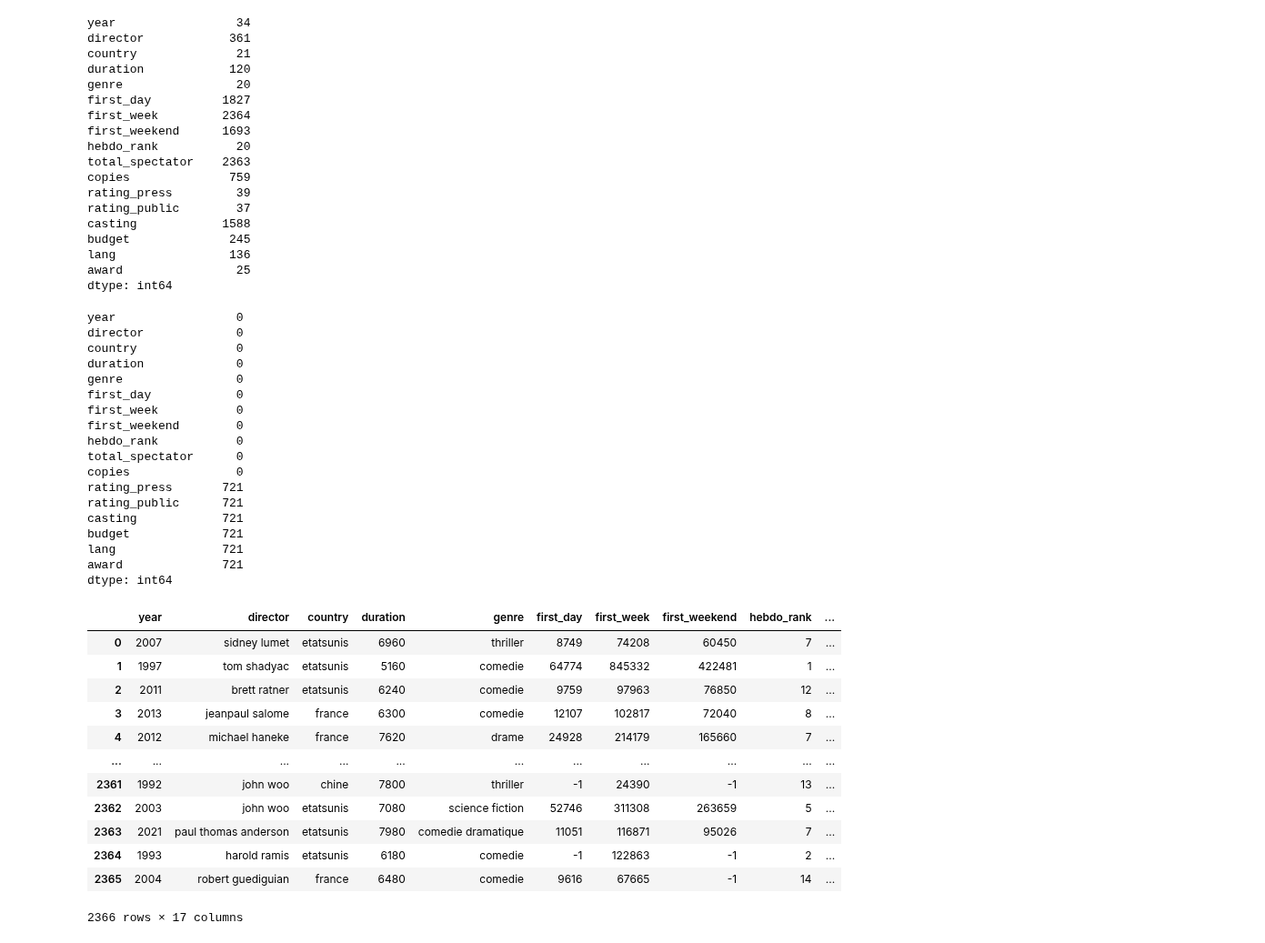
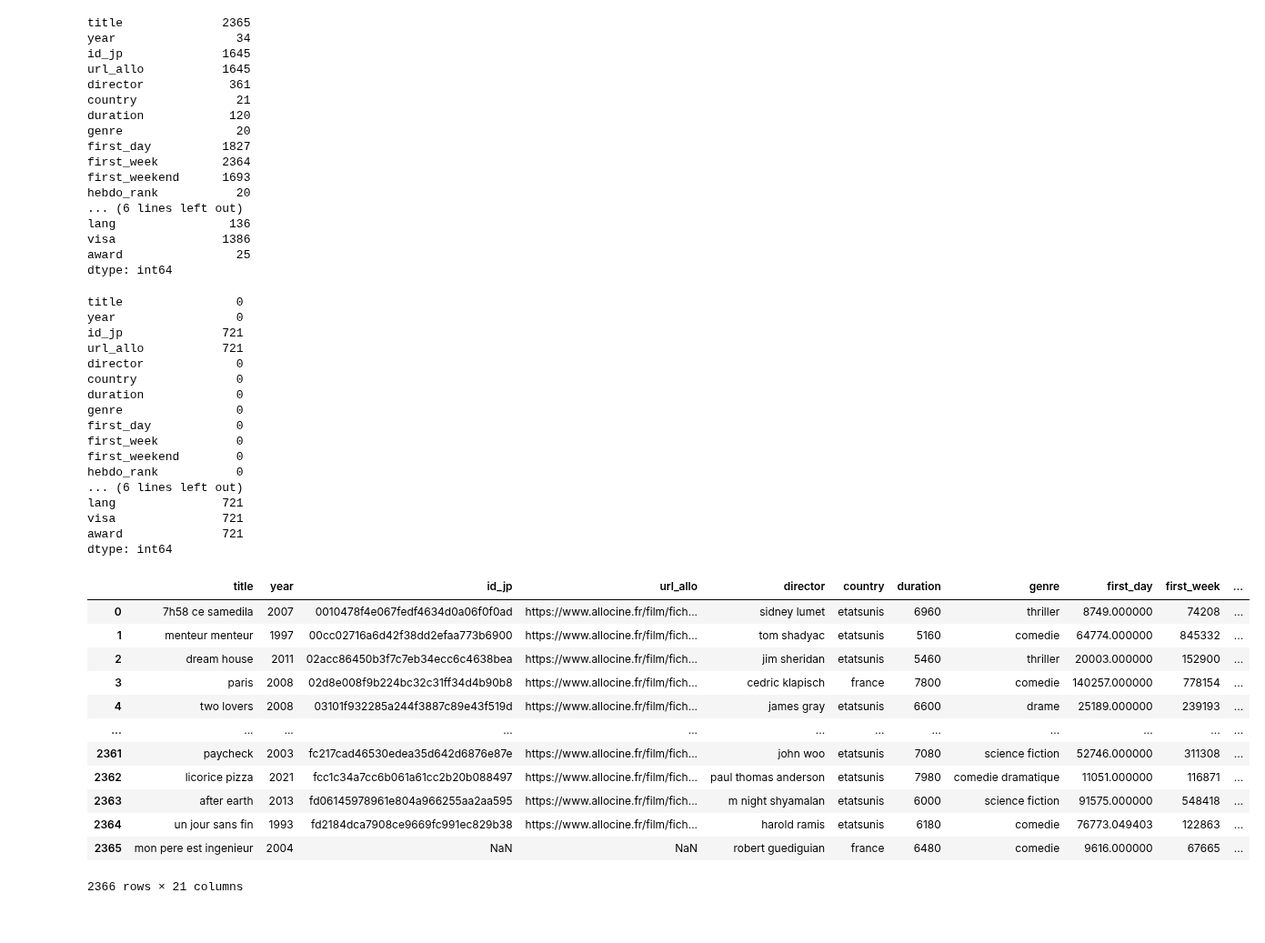
Before and after one commit to AFlo59/Brief_Popularity_Film, a Jupyter notebook: nettoyage/nettoyage.ipynb, the cells around one changed output. Shown at 91% size. Drawn from its saved outputs; the diff is of its cells as text; code cells hidden in the pictures.

```diff
--- a/nettoyage/nettoyage.ipynb
+++ b/nettoyage/nettoyage.ipynb
@@ -4,6 +4,6 @@ import numpy as np
 from sklearn.impute import KNNImputer
 
 
-df = pd.read_csv('../../films_db.csv')
-df.head(50)
+df = pd.read_csv('../../films_db2.csv')
+df.head(10)
 # %% [output]
@@ -27,3 +22,3 @@ df.head(50)
 # %%
-df = df.drop(["title","visa"],axis=1)
-df.head(1)
+# df = df.drop(["title","visa"],axis=1)
+# df.head(15)
@@ -33,7 +25,10 @@ df.head(1)
 # %%
 df.nunique()
 # %% [output]
+title              2365
 year                 34
+id_jp              1645
+url_allo           1645
 director            361
 country              21
 duration            120
@@ -42,19 +37,18 @@ first_day          1827
 first_week         2364
 first_weekend      1693
 hebdo_rank           20
-total_spectator    2363
-copies              759
-rating_press         39
-rating_public        37
-casting            1588
-budget              245
+... (6 lines left out)
 lang                136
+visa               1386
 award                25
 dtype: int64
 # %%
 df.isnull().sum()
 # %% [output]
+title                0
 year                 0
+id_jp              721
+url_allo           721
 director             0
 country              0
 duration             0
@@ -63,12 +57,8 @@ first_day            0
 first_week           0
 first_weekend        0
 hebdo_rank           0
-total_spectator      0
-copies               0
-rating_press       721
-rating_public      721
-casting            721
-budget             721
+... (6 lines left out)
 lang               721
+visa               721
 award              721
 dtype: int64
@@ -75,29 +67,29 @@ dtype: int64
 # %%
-colonnes_numeriques = ['budget']
+colonnes_numeriques = ["first_day","first_weekend",'budget']
 
 df[colonnes_numeriques] = df[colonnes_numeriques].replace(-1, np.nan)
 
 imputer = KNNImputer(n_neighbors=5)
 
 df_imputed = imputer.fit_transform(df[colonnes_numeriques])
 
 df[colonnes_numeriques] = df_imputed
 
 df
 # %% [output]
-|  | year | director | country | duration | genre | first_day | first_week | first_weekend | hebdo_rank | ... |
-| 0 | 2007 | sidney lumet | etatsunis | 6960 | thriller | 8749 | 74208 | 60450 | 7 | ... |
-| 1 | 1997 | tom shadyac | etatsunis | 5160 | comedie | 64774 | 845332 | 422481 | 1 | ... |
-| 2 | 2011 | brett ratner | etatsunis | 6240 | comedie | 9759 | 97963 | 76850 | 12 | ... |
-| 3 | 2013 | jeanpaul salome | france | 6300 | comedie | 12107 | 102817 | 72040 | 8 | ... |
-| 4 | 2012 | michael haneke | france | 7620 | drame | 24928 | 214179 | 165660 | 7 | ... |
-| ... | ... | ... | ... | ... | ... | ... | ... | ... | ... | ... |
-| 2361 | 1992 | john woo | chine | 7800 | thriller | -1 | 24390 | -1 | 13 | ... |
-| 2362 | 2003 | john woo | etatsunis | 7080 | science fiction | 52746 | 311308 | 263659 | 5 | ... |
-| 2363 | 2021 | paul thomas anderson | etatsunis | 7980 | comedie dramatique | 11051 | 116871 | 95026 | 7 | ... |
-| 2364 | 1993 | harold ramis | etatsunis | 6180 | comedie | -1 | 122863 | -1 | 2 | ... |
-| 2365 | 2004 | robert guediguian | france | 6480 | comedie | 9616 | 67665 | -1 | 14 | ... |
+|  | title | year | id_jp | url_allo | director | country | duration | genre | first_day | first_week | ... |
+| 0 | 7h58 ce samedila | 2007 | 0010478f4e067fedf4634d0a06f0f0ad | https://www.allocine.fr/film/fich... | sidney lumet | etatsunis | 6960 | thriller | 8749.000000 | 74208 | ... |
+| 1 | menteur menteur | 1997 | 00cc02716a6d42f38dd2efaa773b6900 | https://www.allocine.fr/film/fich... | tom shadyac | etatsunis | 5160 | comedie | 64774.000000 | 845332 | ... |
+| 2 | dream house | 2011 | 02acc86450b3f7c7eb34ecc6c4638bea | https://www.allocine.fr/film/fich... | jim sheridan | etatsunis | 5460 | thriller | 20003.000000 | 152900 | ... |
+| 3 | paris | 2008 | 02d8e008f9b224bc32c31ff34d4b90b8 | https://www.allocine.fr/film/fich... | cedric klapisch | france | 7800 | comedie | 140257.000000 | 778154 | ... |
+| 4 | two lovers | 2008 | 03101f932285a244f3887c89e43f519d | https://www.allocine.fr/film/fich... | james gray | etatsunis | 6600 | drame | 25189.000000 | 239193 | ... |
+| ... | ... | ... | ... | ... | ... | ... | ... | ... | ... | ... | ... |
+| 2361 | paycheck | 2003 | fc217cad46530edea35d642d6876e87e | https://www.allocine.fr/film/fich... | john woo | etatsunis | 7080 | science fiction | 52746.000000 | 311308 | ... |
+| 2362 | licorice pizza | 2021 | fcc1c34a7cc6b061a61cc2b20b088497 | https://www.allocine.fr/film/fich... | paul thomas anderson | etatsunis | 7980 | comedie dramatique | 11051.000000 | 116871 | ... |
+| 2363 | after earth | 2013 | fd06145978961e804a966255aa2aa595 | https://www.allocine.fr/film/fich... | m night shyamalan | etatsunis | 6000 | science fiction | 91575.000000 | 548418 | ... |
+| 2364 | un jour sans fin | 1993 | fd2184dca7908ce9669fc991ec829b38 | https://www.allocine.fr/film/fich... | harold ramis | etatsunis | 6180 | comedie | 76773.049403 | 122863 | ... |
+| 2365 | mon pere est ingenieur | 2004 | NaN | NaN | robert guediguian | france | 6480 | comedie | 9616.000000 | 67665 | ... |
-2366 rows × 17 columns
+2366 rows × 21 columns
 # %%
 df.isnull().sum()
 # %% [output]
```
Also changed, not shown: parts of 5 cells of this notebook.
